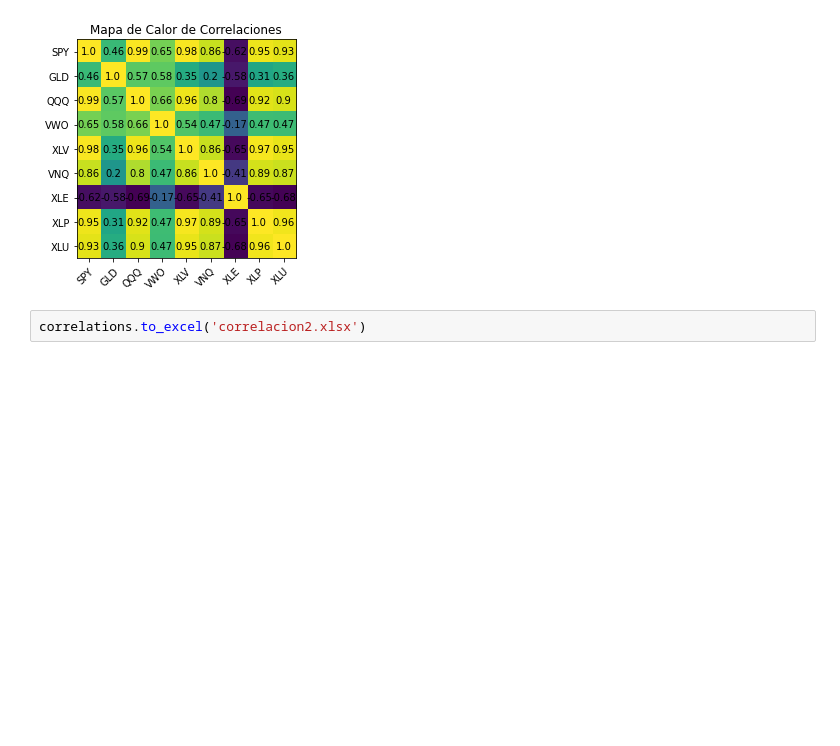
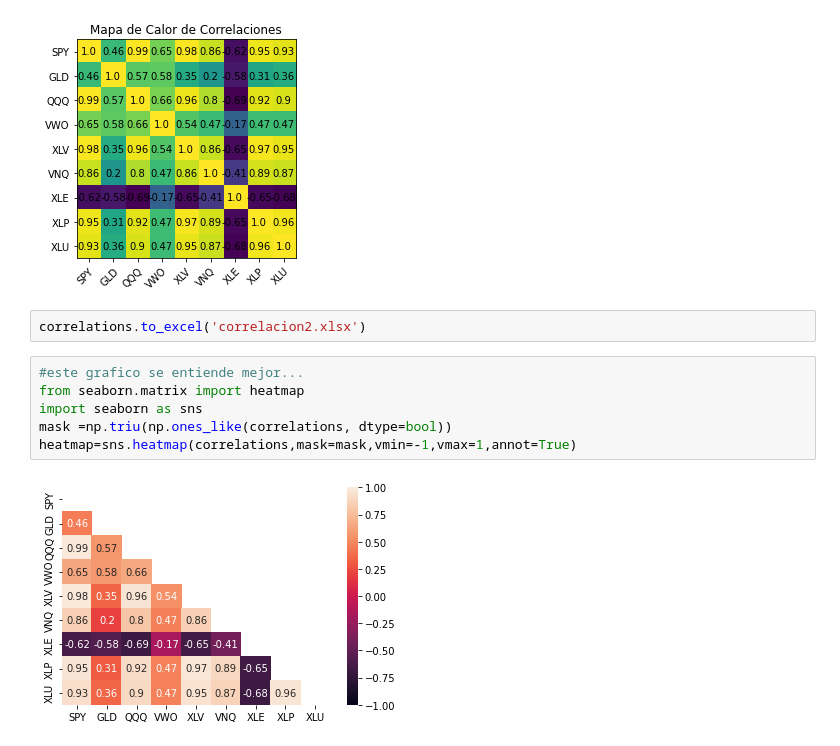
Before and after one commit to lismarcarolinacamacho/PYTHON, a Jupyter notebook: numpy_financial.ipynb, the cells around one changed output. Drawn from its saved outputs; the diff is of its cells as text; blank space fills up the shorter version.

```diff
--- a/numpy_financial.ipynb
+++ b/numpy_financial.ipynb
@@ -192,3 +192,11 @@ plt.show()
 [figure]
 # %%
 correlations.to_excel('correlacion2.xlsx')
+# %%
+#este grafico se entiende mejor...
+from seaborn.matrix import heatmap
+import seaborn as sns
+mask =np.triu(np.ones_like(correlations, dtype=bool))
+heatmap=sns.heatmap(correlations,mask=mask,vmin=-1,vmax=1,annot=True)
+# %% [output]
+[figure, added]
```
